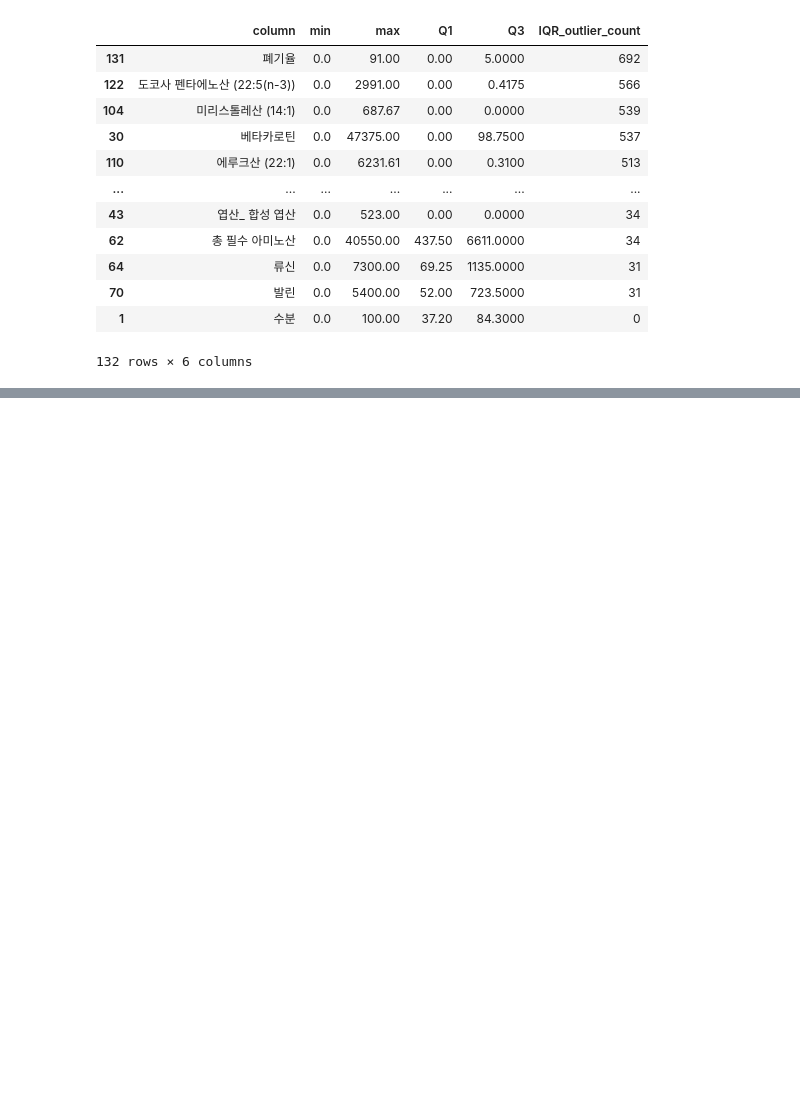
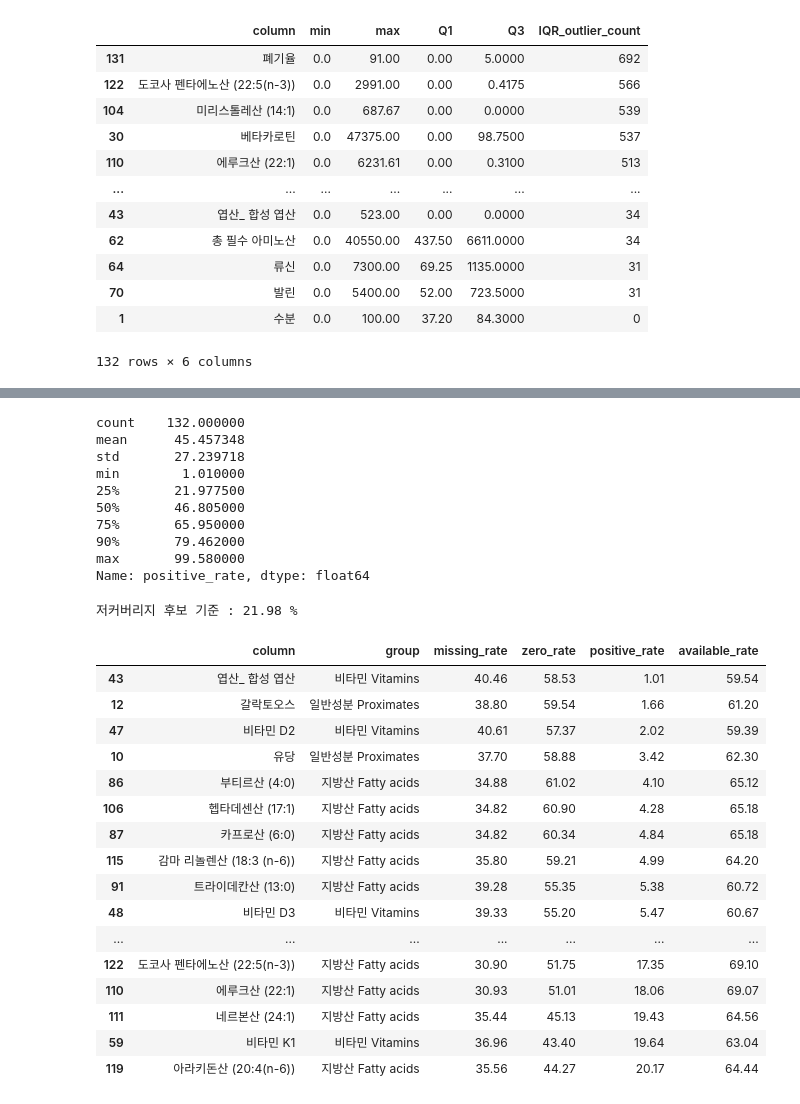
Before and after one commit to mseon94/LLM-PRJ, a Jupyter notebook: llm_menu.ipynb, the cells around one changed output, grey strips where cells are left out. Drawn from its saved outputs; the diff is of its cells as text; code cells hidden in the pictures; blank space fills up the shorter version.

```diff
--- a/llm_menu.ipynb
+++ b/llm_menu.ipynb
@@ -689,0 +935,55 @@ display(
+# %%
+# positive_rate 분포 확인
+positive_stats = coverage_report["positive_rate"].describe(
+    percentiles=[0.25, 0.5, 0.75, 0.9]
+)
+
+display(positive_stats)
+
+
+# 하위 25% 경계를 저커버리지 후보 기준으로 사용
+positive_threshold = coverage_report[
+    "positive_rate"
+].quantile(0.25)
+
+print(
+    "저커버리지 후보 기준 :",
+    round(positive_threshold, 2),
+    "%"
+)
+
+
+low_coverage_cols = coverage_report[
+    coverage_report["positive_rate"] <= positive_threshold
+].sort_values("positive_rate")
+
+display(low_coverage_cols)
+# %% [output]
+count    132.000000
+mean      45.457348
+std       27.239718
+min        1.010000
+25%       21.977500
+50%       46.805000
+75%       65.950000
+90%       79.462000
+max       99.580000
+Name: positive_rate, dtype: float64
+저커버리지 후보 기준 : 21.98 %
+|  | column | group | missing_rate | zero_rate | positive_rate | available_rate |
+| 43 | 엽산_ 합성 엽산 | 비타민 Vitamins | 40.46 | 58.53 | 1.01 | 59.54 |
+| 12 | 갈락토오스 | 일반성분 Proximates | 38.80 | 59.54 | 1.66 | 61.20 |
+| 47 | 비타민 D2 | 비타민 Vitamins | 40.61 | 57.37 | 2.02 | 59.39 |
+| 10 | 유당 | 일반성분 Proximates | 37.70 | 58.88 | 3.42 | 62.30 |
+| 86 | 부티르산 (4:0) | 지방산 Fatty acids | 34.88 | 61.02 | 4.10 | 65.12 |
+| 106 | 헵타데센산 (17:1) | 지방산 Fatty acids | 34.82 | 60.90 | 4.28 | 65.18 |
+| 87 | 카프로산 (6:0) | 지방산 Fatty acids | 34.82 | 60.34 | 4.84 | 65.18 |
+| 115 | 감마 리놀렌산 (18:3 (n-6)) | 지방산 Fatty acids | 35.80 | 59.21 | 4.99 | 64.20 |
+| 91 | 트라이데칸산 (13:0) | 지방산 Fatty acids | 39.28 | 55.35 | 5.38 | 60.72 |
+| 48 | 비타민 D3 | 비타민 Vitamins | 39.33 | 55.20 | 5.47 | 60.67 |
+| ... | ... | ... | ... | ... | ... | ... |
+| 122 | 도코사 펜타에노산 (22:5(n-3)) | 지방산 Fatty acids | 30.90 | 51.75 | 17.35 | 69.10 |
+| 110 | 에루크산 (22:1) | 지방산 Fatty acids | 30.93 | 51.01 | 18.06 | 69.07 |
+| 111 | 네르본산 (24:1) | 지방산 Fatty acids | 35.44 | 45.13 | 19.43 | 64.56 |
+| 59 | 비타민 K1 | 비타민 Vitamins | 36.96 | 43.40 | 19.64 | 63.04 |
+| 119 | 아라키돈산 (20:4(n-6)) | 지방산 Fatty acids | 35.56 | 44.27 | 20.17 | 64.44 |
```
Also changed, not shown: parts of 64 cells of this notebook, 7 other files.
